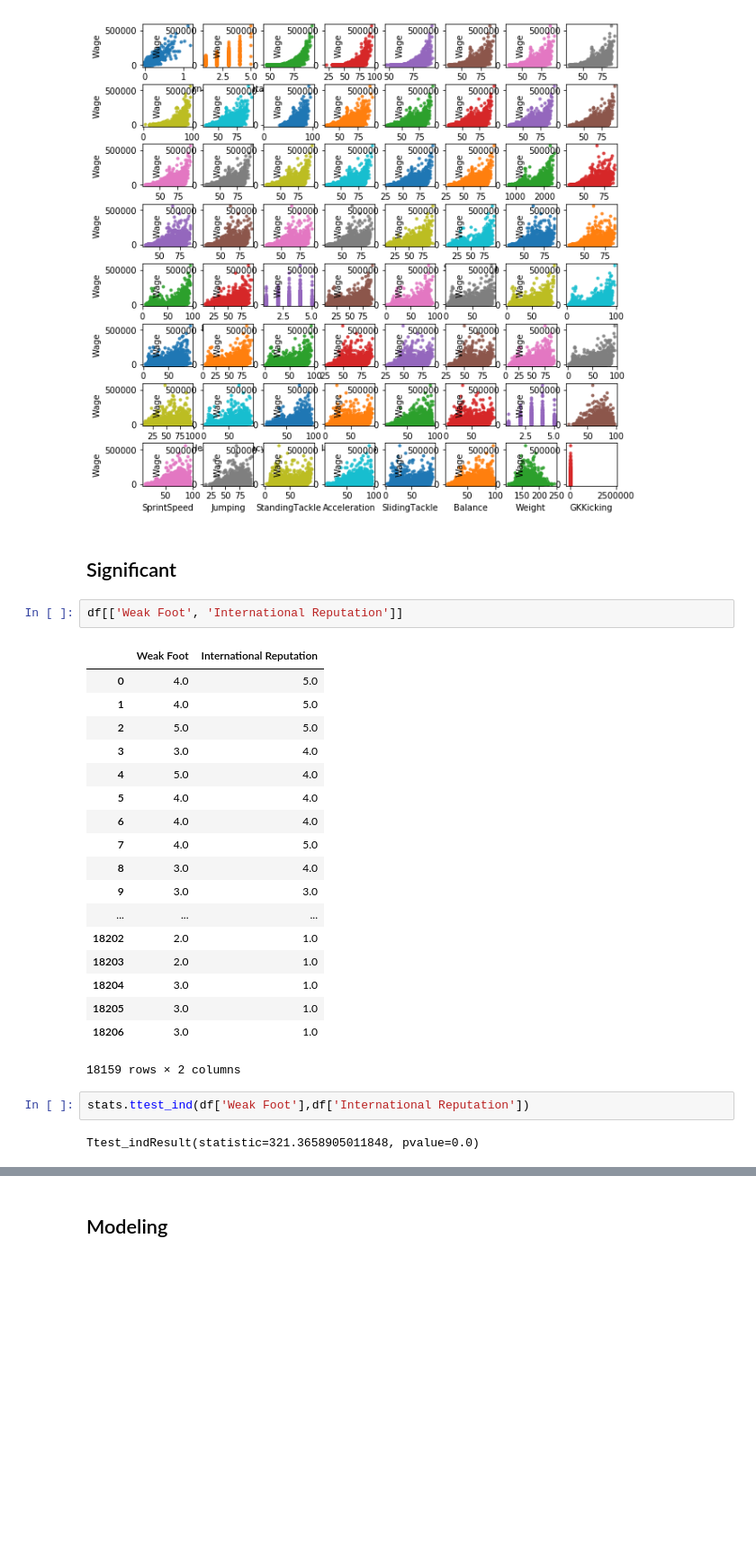
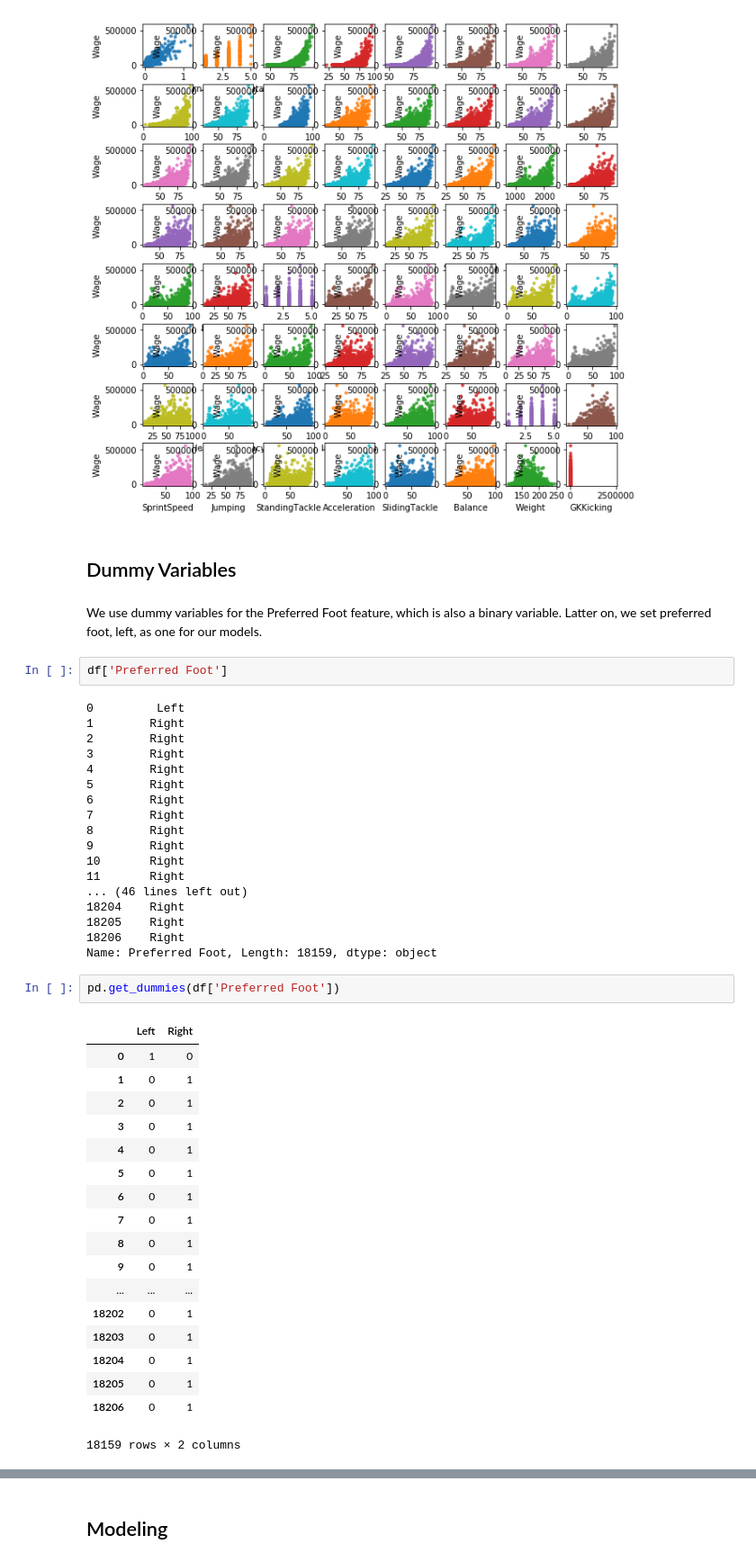
Before and after one commit to PinHoWang/NEU_INFO6105, a Jupyter notebook: Assignment2/Assignment2.ipynb, the cells around one changed output, grey strips where cells are left out. Shown at 90% size. Saved outputs shown, nothing was run; the diff lists cells and outputs as text; blank space fills up the shorter version.

```diff
--- a/Assignment2/Assignment2.ipynb
+++ b/Assignment2/Assignment2.ipynb
@@ -754,30 +756,48 @@ axes[1,2].set_xlim(0,102)
 plt.show()
 # %% [output]
 [figure]
-# %% [markdown]
-## Significant
+# %% [markdown]
+## Dummy Variables
+# %% [markdown]
+We use dummy variables for the Preferred Foot feature, which is also a binary variable. Latter on, we set preferred foot, left, as one for our models.
 # %%
-df[['Weak Foot', 'International Reputation']]
+df['Preferred Foot']
 # %% [output]
-|  | Weak Foot | International Reputation |
-| 0 | 4.0 | 5.0 |
-| 1 | 4.0 | 5.0 |
-| 2 | 5.0 | 5.0 |
-| 3 | 3.0 | 4.0 |
-| 4 | 5.0 | 4.0 |
-| 5 | 4.0 | 4.0 |
-| 6 | 4.0 | 4.0 |
-| 7 | 4.0 | 5.0 |
-| 8 | 3.0 | 4.0 |
-| 9 | 3.0 | 3.0 |
-| ... | ... | ... |
-| 18202 | 2.0 | 1.0 |
-| 18203 | 2.0 | 1.0 |
-| 18204 | 3.0 | 1.0 |
-| 18205 | 3.0 | 1.0 |
-| 18206 | 3.0 | 1.0 |
-18159 rows × 2 columns
+0         Left
+1        Right
+2        Right
+3        Right
+4        Right
+5        Right
+6        Right
+7        Right
+8        Right
+9        Right
+10       Right
+11       Right
+... (46 lines left out)
+18204    Right
+18205    Right
+18206    Right
+Name: Preferred Foot, Length: 18159, dtype: object
-# %%
-stats.ttest_ind(df['Weak Foot'],df['International Reputation'])
-# %% [output]
-Ttest_indResult(statistic=321.3658905011848, pvalue=0.0)
+# %%
+pd.get_dummies(df['Preferred Foot'])
+# %% [output]
+|  | Left | Right |
+| 0 | 1 | 0 |
+| 1 | 0 | 1 |
+| 2 | 0 | 1 |
+| 3 | 0 | 1 |
+| 4 | 0 | 1 |
+| 5 | 0 | 1 |
+| 6 | 0 | 1 |
+| 7 | 0 | 1 |
+| 8 | 0 | 1 |
+| 9 | 0 | 1 |
+| ... | ... | ... |
+| 18202 | 0 | 1 |
+| 18203 | 0 | 1 |
+| 18204 | 0 | 1 |
+| 18205 | 0 | 1 |
+| 18206 | 0 | 1 |
+18159 rows × 2 columns
```
Also changed, not shown: parts of 35 cells of this notebook.
